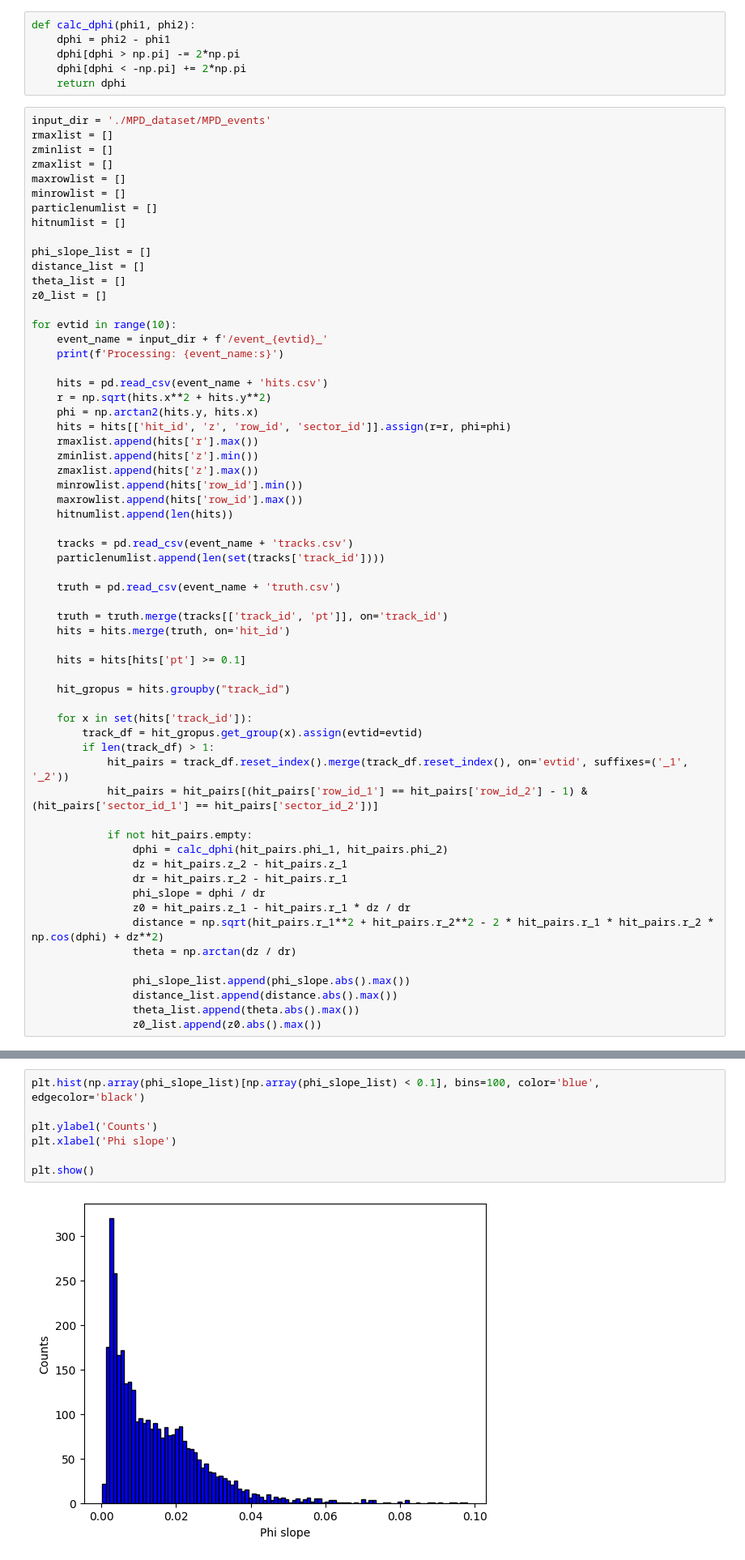
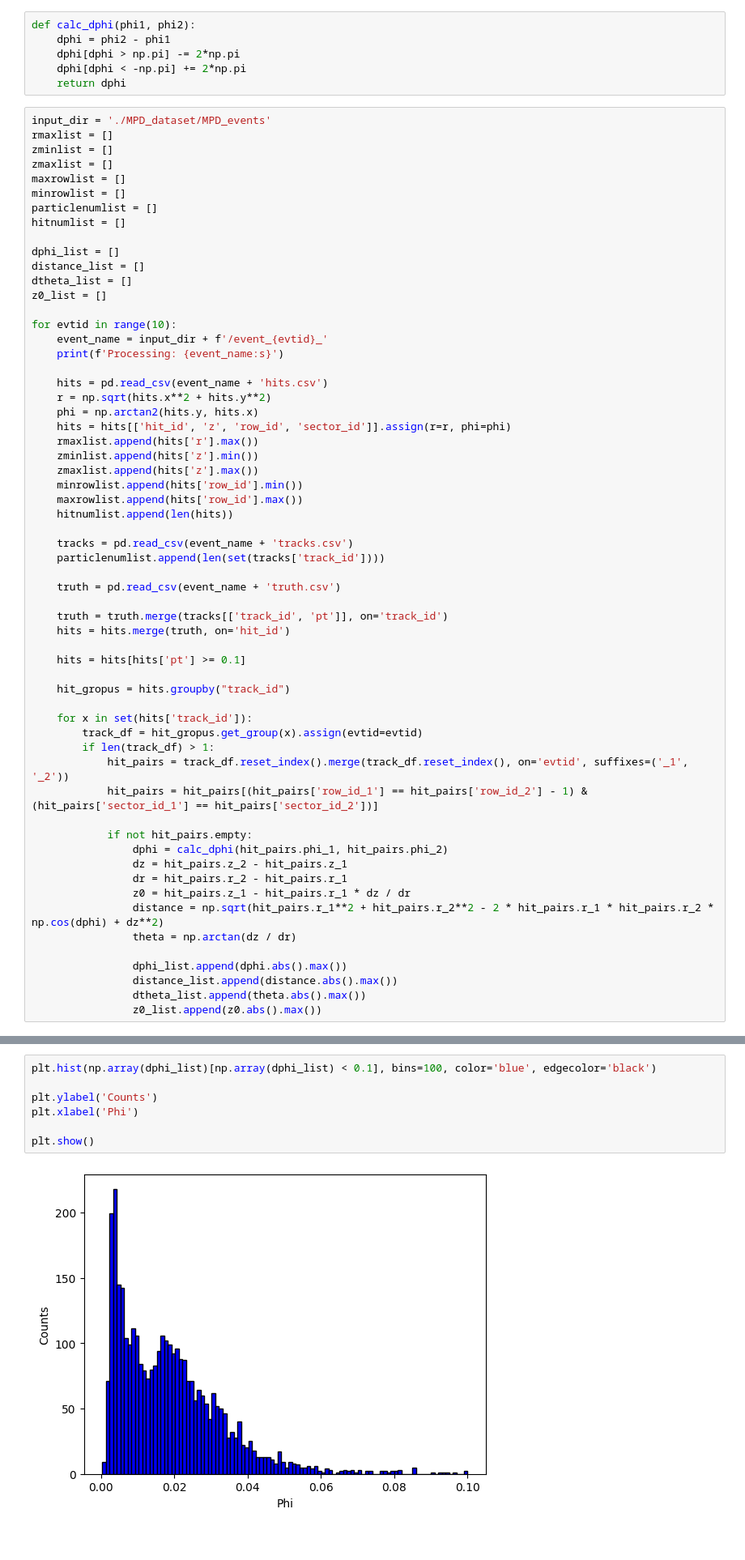
Before and after one commit to YauheniTalochkaN/GNN_tracking_model, a Jupyter notebook: check_dataset.ipynb, the cells around one changed output, grey strips where cells are left out. Shown at 81% size. Cells and saved outputs as stored; diff of their text form.

```diff
--- a/check_dataset.ipynb
+++ b/check_dataset.ipynb
@@ -18,9 +18,9 @@ minrowlist = []
 particlenumlist = []
 hitnumlist = []
 
-phi_slope_list = []
+dphi_list = []
 distance_list = []
-theta_list = []
+dtheta_list = []
 z0_list = []
 
 for evtid in range(10):
@@ -60,14 +60,13 @@ for evtid in range(10):
                 dphi = calc_dphi(hit_pairs.phi_1, hit_pairs.phi_2)
                 dz = hit_pairs.z_2 - hit_pairs.z_1
                 dr = hit_pairs.r_2 - hit_pairs.r_1
-                phi_slope = dphi / dr
                 z0 = hit_pairs.z_1 - hit_pairs.r_1 * dz / dr
                 distance = np.sqrt(hit_pairs.r_1**2 + hit_pairs.r_2**2 - 2 * hit_pairs.r_1 * hit_pairs.r_2 * np.cos(dphi) + dz**2)
                 theta = np.arctan(dz / dr)
 
-                phi_slope_list.append(phi_slope.abs().max())
+                dphi_list.append(dphi.abs().max())
                 distance_list.append(distance.abs().max())
-                theta_list.append(theta.abs().max())
+                dtheta_list.append(theta.abs().max())
                 z0_list.append(z0.abs().max())
 # %% [output]
 Processing: ./MPD_dataset/MPD_events/event_0_
@@ -87,10 +86,10 @@ np.float64(0.1136912424034683)
 # %%
-plt.hist(np.array(phi_slope_list)[np.array(phi_slope_list) < 0.1], bins=100, color='blue', edgecolor='black')
+plt.hist(np.array(dphi_list)[np.array(dphi_list) < 0.1], bins=100, color='blue', edgecolor='black')
 
 plt.ylabel('Counts')
-plt.xlabel('Phi slope')
+plt.xlabel('Phi')
 
 plt.show()
 # %% [output]
-[figure, old version]
+[figure, new version]
 # %%
```
Also changed, not shown: parts of 3 cells of this notebook.
